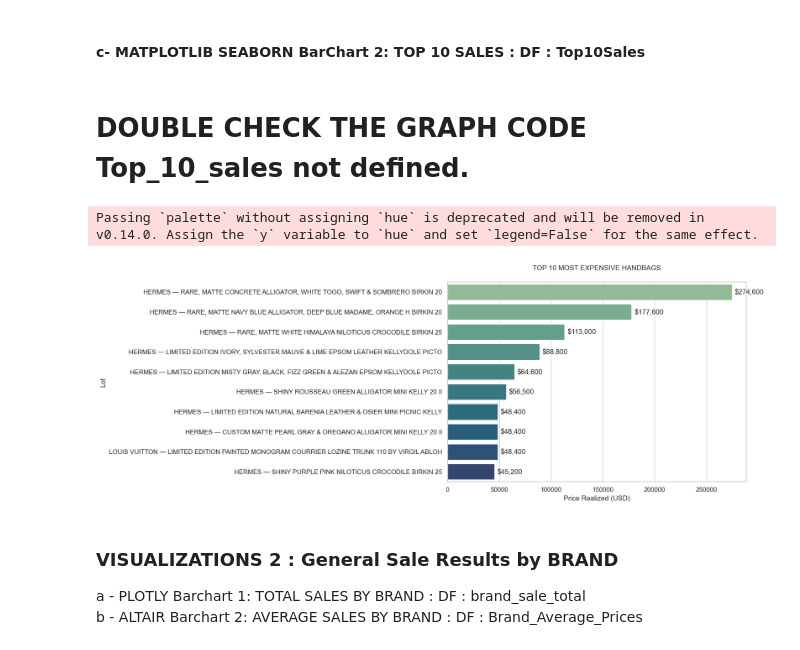
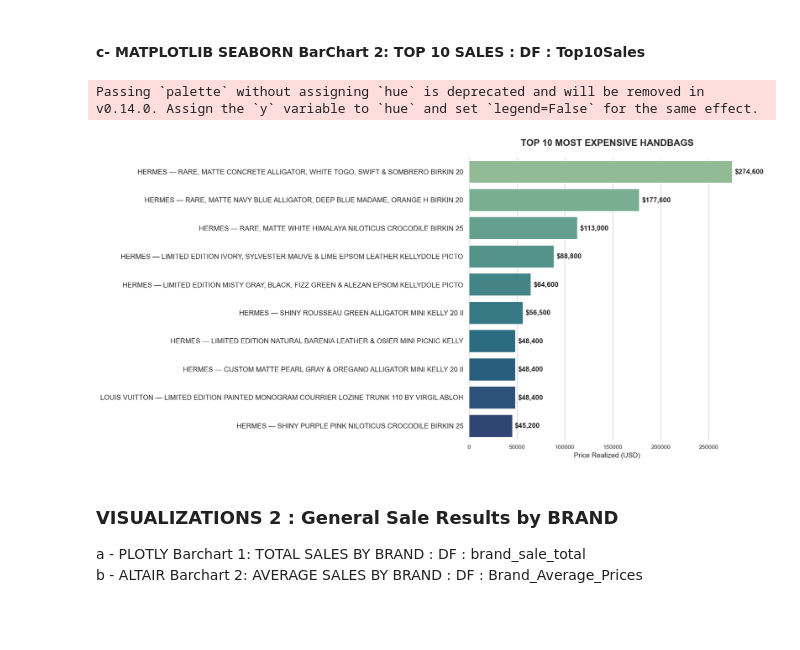
Before and after one commit to PatriciaDaher/Project3-Luxurybags, a Jupyter notebook: LuxuryBags.ipynb, the cells around one changed output. Saved outputs shown, nothing was run; the diff lists cells and outputs as text; code cells hidden in the pictures; blank space fills up the shorter version.

Commit message:
applied SADE's adjustments to the code

```diff
--- a/LuxuryBags.ipynb
+++ b/LuxuryBags.ipynb
@@ -363,5 +380,3 @@ Price Category Estimates Table:
 [figure]
 # %% [markdown]
 #### c- MATPLOTLIB SEABORN BarChart 2: TOP 10 SALES : DF : Top10Sales
-# %% [markdown]
-# DOUBLE CHECK THE GRAPH CODE Top_10_sales not defined.
@@ -394,30 +382,0 @@ sns.set_theme(style="whitegrid")
-# %%
-# c-  Create the plot representing the top 10 sales
-# Create the BAr Chart Representing the Top 10 Sales
-plt.figure(figsize=(16, 6))
-ax = sns.barplot(
-    data=top_10_sales,
-    y='Bag Label',
-    x='Price Realized (USD)',
-    palette='crest'
-)
-
-# Add dollar amounts at the end of each bar
-for p in ax.patches:
-    width = p.get_width()
-    ax.text(width + 0.01 * max(top_10_sales['Price Realized (USD)']),  # x-position (slightly right of bar)
-            p.get_y() + p.get_height() / 2,                             # y-position (middle of bar)
-            f'${width:,.0f}',                                           # Formatted text
-            ha='left', va='center', fontsize=12)
-
-# Customize the plot
-plt.title("TOP 10 MOST EXPENSIVE HANDBAGS", pad=20)
-plt.xlabel("Price Realized (USD)")
-plt.ylabel("Lot")
-plt.tight_layout()
-
-# Show the plot
-plt.show()
-# %% [output]
-Passing `palette` without assigning `hue` is deprecated and will be removed in v0.14.0. Assign the `y` variable to `hue` and set `legend=False` for the same effect.
-[figure, removed]
@@ -424,3 +405,50 @@ Passing `palette` without assigning `hue` is deprecated and will be removed in v
+# %%
+# LOAD DATA FOR VISUALIZATION
+top_10_sales = pd.read_sql("SELECT * FROM Top10Sales", conn)
+
+# CREATE THE BAR CHART
+plt.figure(figsize=(16, 8))
+sns.set_theme(style="whitegrid")
+
+# Create horizontal bar plot
+ax = sns.barplot(
+    data=top_10_sales,
+    y='Bag Label',
+    x='Price Realized (USD)',
+    palette='crest',
+    saturation=0.8
+)
+
+# Add dollar amounts at the end of each bar
+max_price = top_10_sales['Price Realized (USD)'].max()
+for p in ax.patches:
+    width = p.get_width()
+    ax.text(width + 0.01 * max_price,          # x-position (slightly right of bar)
+            p.get_y() + p.get_height() / 2,    # y-position (middle of bar)
+            f'${width:,.0f}',                  # Formatted text
+            ha='left',
+            va='center',
+            fontsize=12,
+            fontweight='bold')
+
+# Customize the plot
+plt.title("TOP 10 MOST EXPENSIVE HANDBAGS", pad=20, fontsize=16, fontweight='bold')
+plt.xlabel("Price Realized (USD)", fontsize=12)
+plt.ylabel("")  # Remove 'Lot' label as Bag Label is self-explanatory
+plt.xticks(fontsize=10)
+plt.yticks(fontsize=12)
+
+# Remove spines for cleaner look
+sns.despine(left=True, bottom=True)
+
+# Adjust layout to prevent label cutoff
+plt.tight_layout()
+
+# Show the plot
+plt.show()
+# %% [output]
+Passing `palette` without assigning `hue` is deprecated and will be removed in v0.14.0. Assign the `y` variable to `hue` and set `legend=False` for the same effect.
+[figure, added]
 # %% [markdown]
 ### VISUALIZATIONS 2 : General Sale Results by BRAND
 a - PLOTLY Barchart 1: TOTAL SALES BY BRAND : DF : brand_sale_total \
```
Also changed, not shown: parts of 23 cells of this notebook, 3 other files.
